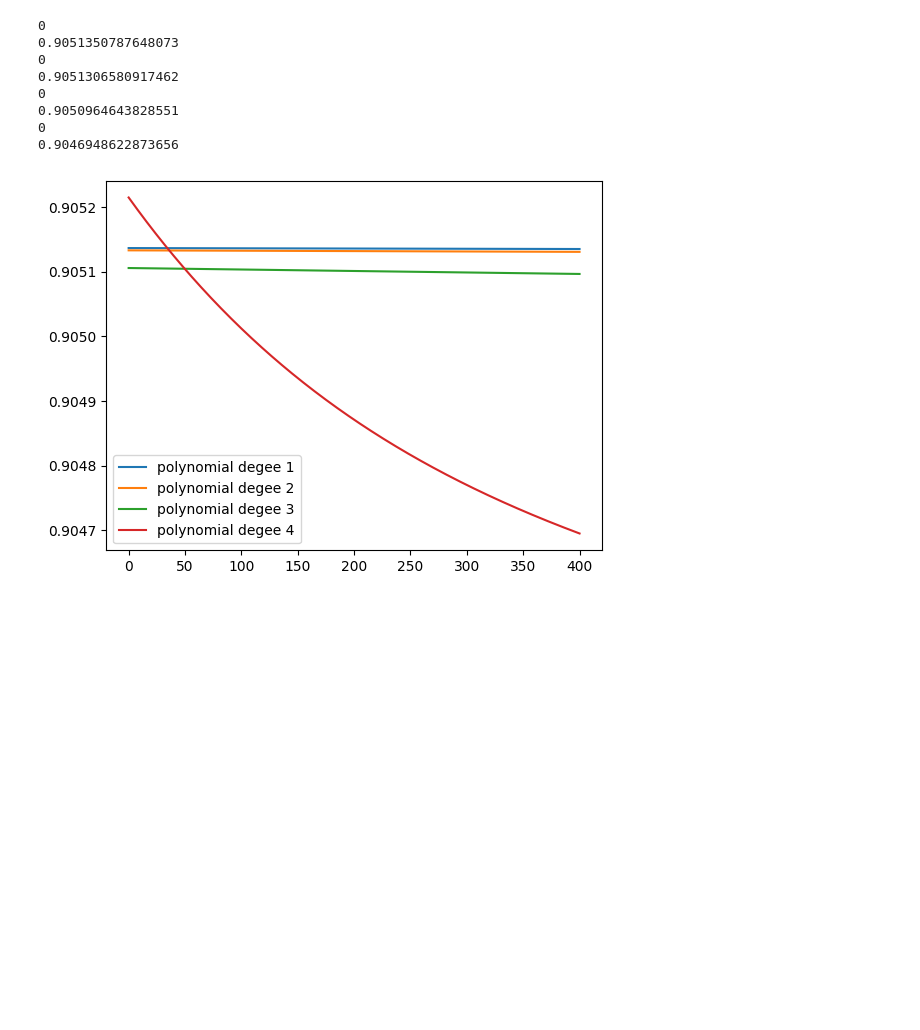
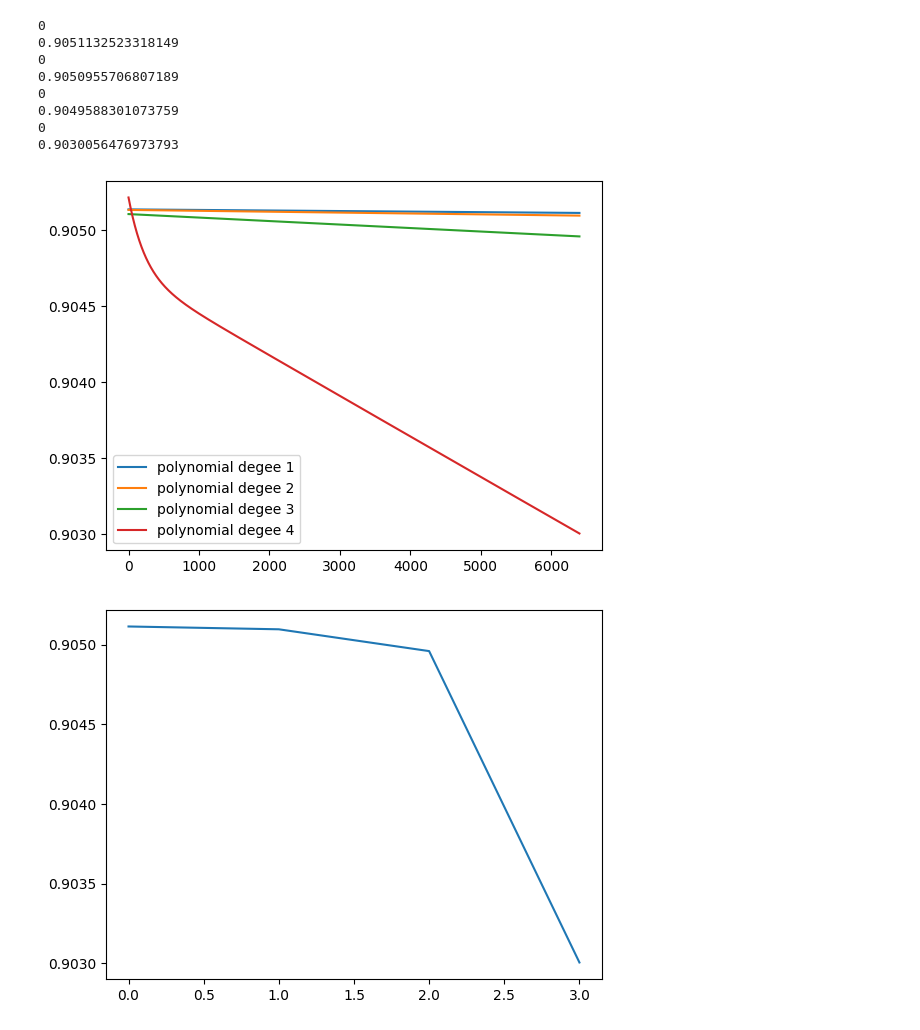
Before and after one commit to Yusup-Badiev/linear_regression, a Jupyter notebook: public_data_milti_variable_linear_regression/car_dataset_price_prediction.ipynb, the cells around one changed output. Cells and saved outputs as stored; diff of their text form; code cells hidden in the pictures; blank space fills up the shorter version.

Commit message:
visualzie a train on 4th degree polynomial

```diff
--- a/public_data_milti_variable_linear_regression/car_dataset_price_prediction.ipynb
+++ b/public_data_milti_variable_linear_regression/car_dataset_price_prediction.ipynb
@@ -26,7 +26,7 @@ def run_grad_decent(x, y, w, b, alpha):
 
     return new_w, new_b
 
-def run_linear_regression(x, y, alpha = .004, iter = 2000):
+def run_linear_regression(x, y, alpha = .004, iter = 50000):
     j = x.shape[1]
     w = np.zeros([j, 1])
     b = 0
@@ -119,35 +119,44 @@ for x in polynomial_architectures:
     # Devide all values in training set by 100 to avoid overflow error with high degree polynomials
     x /= 10
 
 cost_histories = []
 
 for i in range(polynomial_degree):
     _,_, cost_history = run_linear_regression(polynomial_architectures[i], y)
     cost_histories.append(cost_history)
 
 for i in range(len(cost_histories)):
     x = cost_histories[i]
     # skip the first 400 training iterations in our visualiztion make the differaces in the lines in our graph visable.
     plt.plot(x[1600:], label = f"polynomial degee {i+1}")
 
 plt.legend()
 plt.show()
 
+final_cost = []
+
+for i in range(len(cost_histories)):
+    final_cost.append(cost_histories[i][-1])
+
+plt.plot(final_cost)
+plt.show()
+
 for architecture in polynomial_architectures:
     # run_linear_regression(architecture, y)
     # Get train set x and y
     # Get validation set x and y
     # Train on train set
     # Save cost of traing set
     # Save cost of validation set
     pass
 # %% [output]
 0
-0.9051350787648073
+0.9051132523318149
 0
-0.9051306580917462
+0.9050955706807189
 0
-0.9050964643828551
+0.9049588301073759
 0
-0.9046948622873656
+0.9030056476973793
-[figure, old version]
+[figure, new version]
+[figure, added]
```
